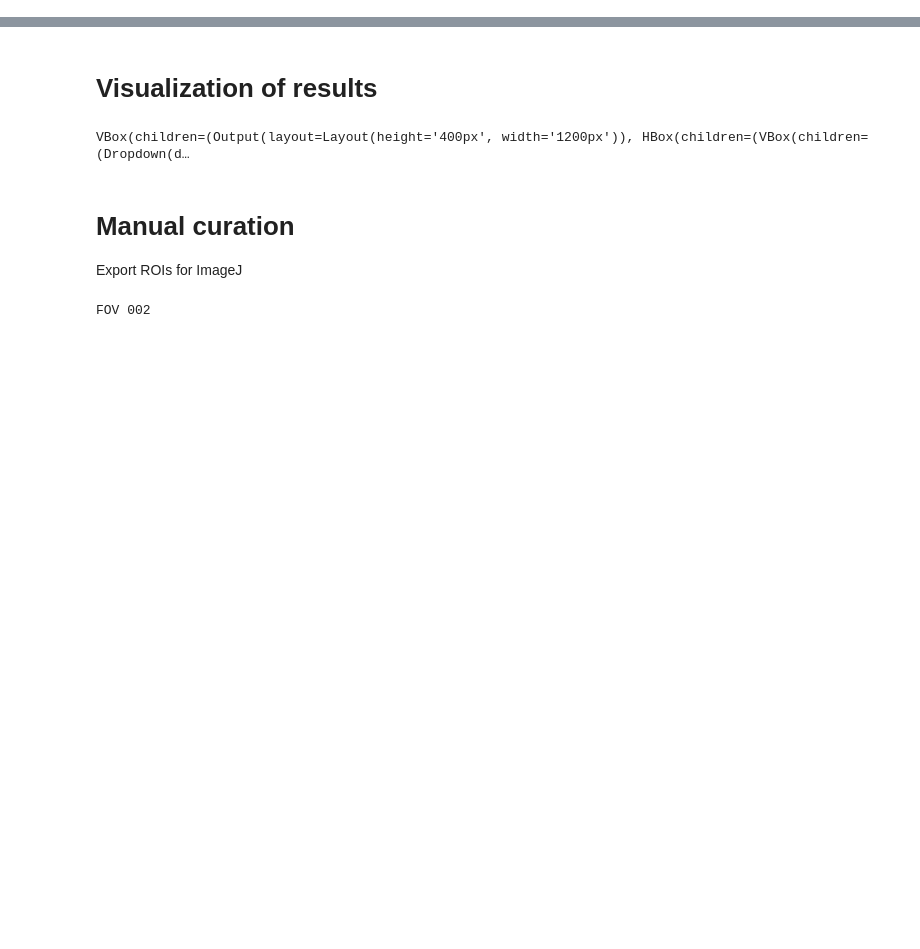
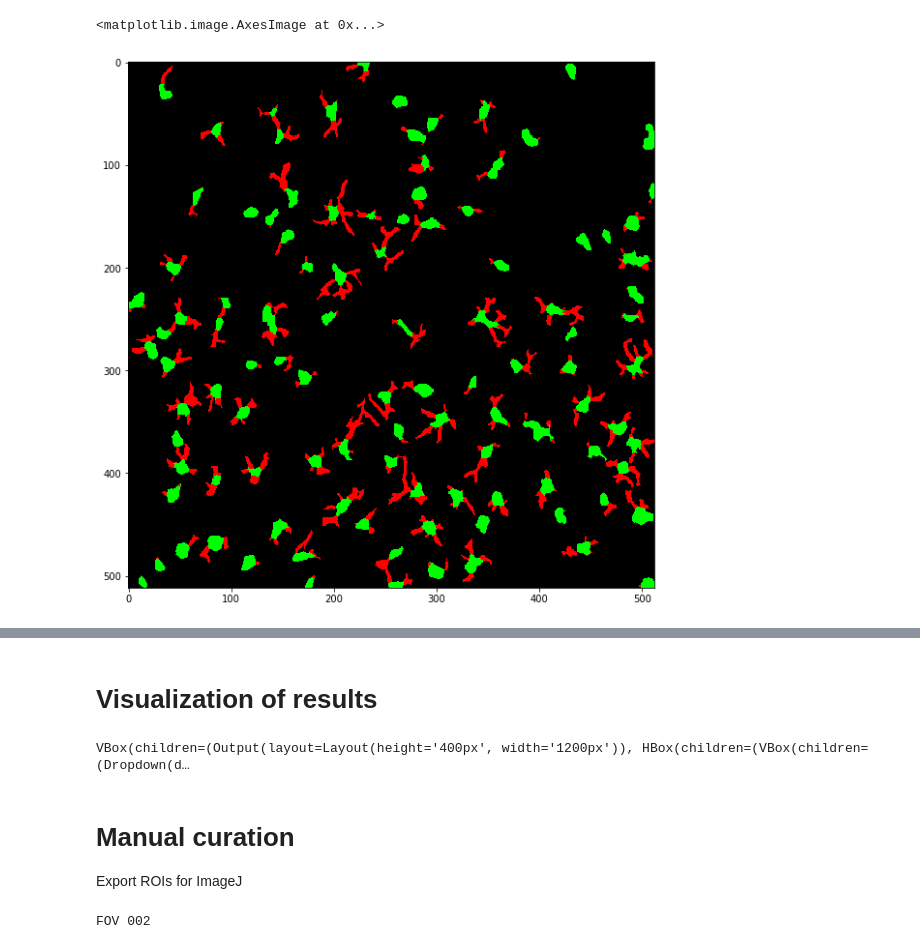
Before and after one commit to jbonato1/ASTRA, a Jupyter notebook: notebook/dev/tdtom/Inference_Pipeline_tdTom.ipynb, the cells around one changed output, grey strips where cells are left out. Saved outputs shown, nothing was run; the diff lists cells and outputs as text; code cells hidden in the pictures; blank space fills up the shorter version.

```diff
--- a/notebook/dev/tdtom/Inference_Pipeline_tdTom.ipynb
+++ b/notebook/dev/tdtom/Inference_Pipeline_tdTom.ipynb
@@ -729,0 +751,6 @@ file already loaded
+# %%
+plt.figure(figsize=(10,10))
+plt.imshow(Res_1)
+# %% [output]
+<matplotlib.image.AxesImage at 0x...>
+[figure, added]
```
Also changed, not shown: parts of 17 cells of this notebook, 6 other files.
